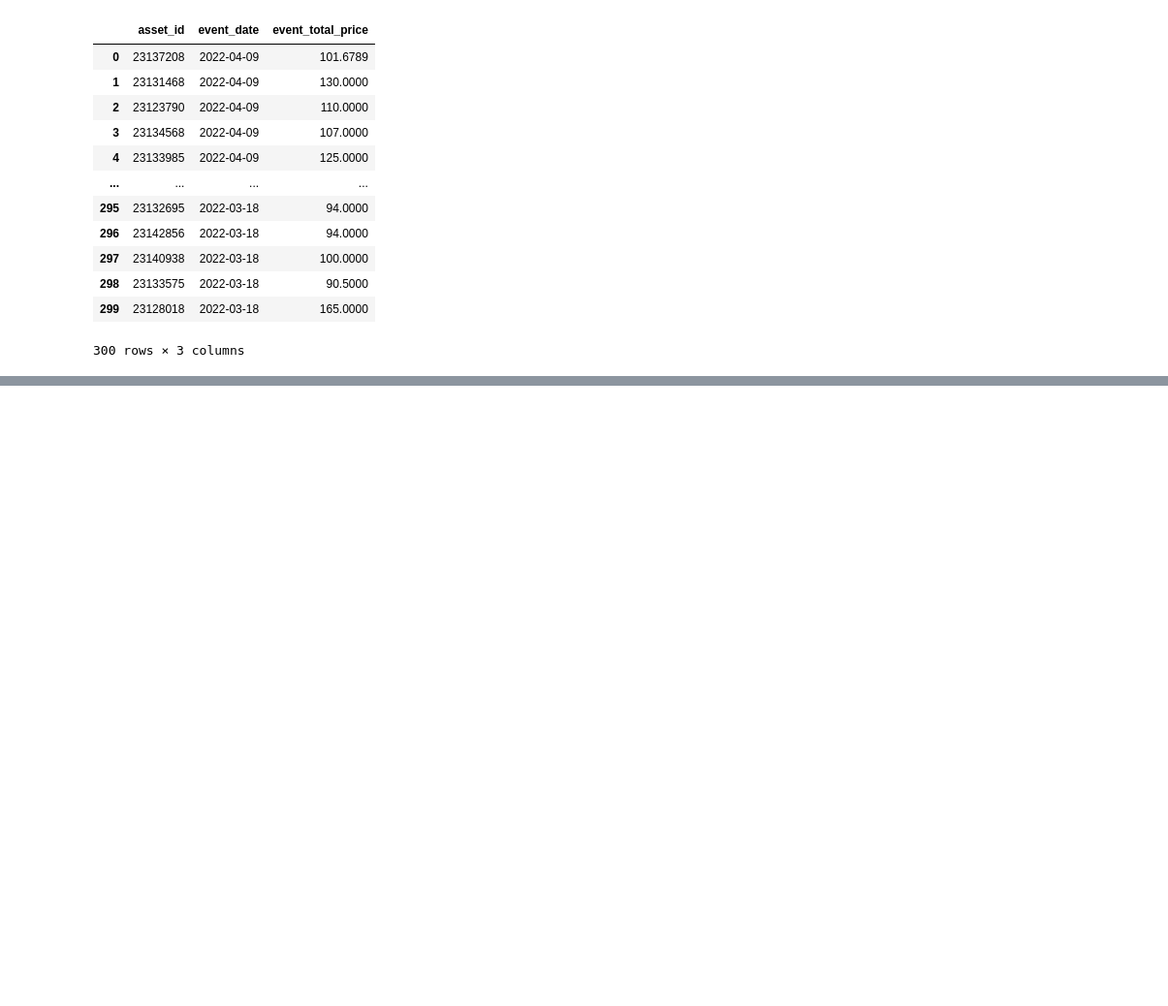
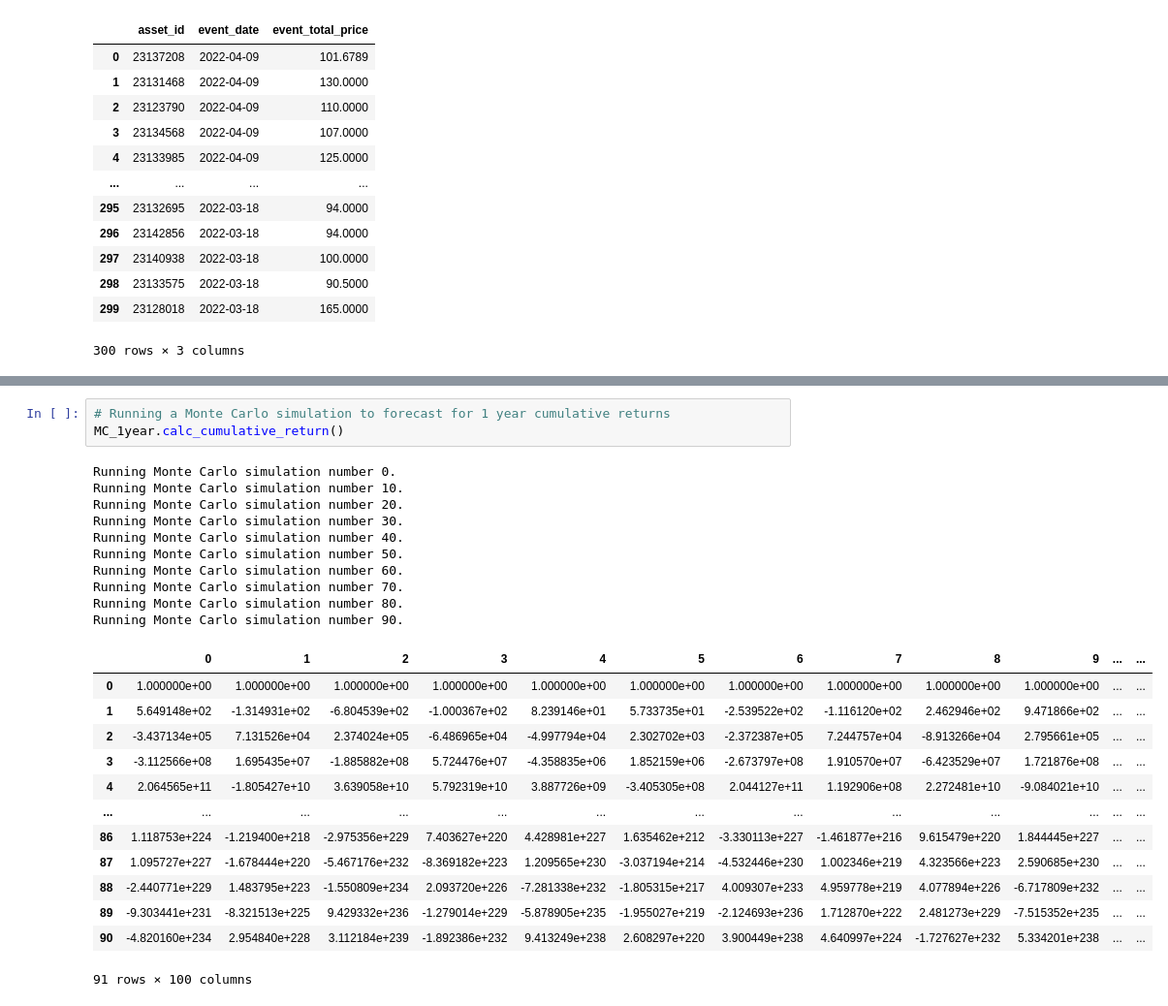
Before and after one commit to sameerlakhe/NFTPriceTrackerAndForecaster, a Jupyter notebook: nft_tracker.ipynb, the cells around one changed output, grey strips where cells are left out. Shown at 97% size. Drawn from its saved outputs; the diff is of its cells as text; blank space fills up the shorter version.

```diff
--- a/nft_tracker.ipynb
+++ b/nft_tracker.ipynb
@@ -298,0 +409,27 @@ df
+# %%
+# Running a Monte Carlo simulation to forecast for 1 year cumulative returns
+MC_1year.calc_cumulative_return()
+# %% [output]
+Running Monte Carlo simulation number 0.
+Running Monte Carlo simulation number 10.
+Running Monte Carlo simulation number 20.
+Running Monte Carlo simulation number 30.
+Running Monte Carlo simulation number 40.
+Running Monte Carlo simulation number 50.
+Running Monte Carlo simulation number 60.
+Running Monte Carlo simulation number 70.
+Running Monte Carlo simulation number 80.
+Running Monte Carlo simulation number 90.
+|  | 0 | 1 | 2 | 3 | 4 | 5 | 6 | 7 | 8 | 9 | ... | ... |
+| 0 | 1.000000e+00 | 1.000000e+00 | 1.000000e+00 | 1.000000e+00 | 1.000000e+00 | 1.000000e+00 | 1.000000e+00 | 1.000000e+00 | 1.000000e+00 | 1.000000e+00 | ... | ... |
+| 1 | 5.649148e+02 | -1.314931e+02 | -6.804539e+02 | -1.000367e+02 | 8.239146e+01 | 5.733735e+01 | -2.539522e+02 | -1.116120e+02 | 2.462946e+02 | 9.471866e+02 | ... | ... |
+| 2 | -3.437134e+05 | 7.131526e+04 | 2.374024e+05 | -6.486965e+04 | -4.997794e+04 | 2.302702e+03 | -2.372387e+05 | 7.244757e+04 | -8.913266e+04 | 2.795661e+05 | ... | ... |
+| 3 | -3.112566e+08 | 1.695435e+07 | -1.885882e+08 | 5.724476e+07 | -4.358835e+06 | 1.852159e+06 | -2.673797e+08 | 1.910570e+07 | -6.423529e+07 | 1.721876e+08 | ... | ... |
+| 4 | 2.064565e+11 | -1.805427e+10 | 3.639058e+10 | 5.792319e+10 | 3.887726e+09 | -3.405305e+08 | 2.044127e+11 | 1.192906e+08 | 2.272481e+10 | -9.084021e+10 | ... | ... |
+| ... | ... | ... | ... | ... | ... | ... | ... | ... | ... | ... | ... | ... |
+| 86 | 1.118753e+224 | -1.219400e+218 | -2.975356e+229 | 7.403627e+220 | 4.428981e+227 | 1.635462e+212 | -3.330113e+227 | -1.461877e+216 | 9.615479e+220 | 1.844445e+227 | ... | ... |
+| 87 | 1.095727e+227 | -1.678444e+220 | -5.467176e+232 | -8.369182e+223 | 1.209565e+230 | -3.037194e+214 | -4.532446e+230 | 1.002346e+219 | 4.323566e+223 | 2.590685e+230 | ... | ... |
+| 88 | -2.440771e+229 | 1.483795e+223 | -1.550809e+234 | 2.093720e+226 | -7.281338e+232 | -1.805315e+217 | 4.009307e+233 | 4.959778e+219 | 4.077894e+226 | -6.717809e+232 | ... | ... |
+| 89 | -9.303441e+231 | -8.321513e+225 | 9.429332e+236 | -1.279014e+229 | -5.878905e+235 | -1.955027e+219 | -2.124693e+236 | 1.712870e+222 | 2.481273e+229 | -7.515352e+235 | ... | ... |
+| 90 | -4.820160e+234 | 2.954840e+228 | 3.112184e+239 | -1.892386e+232 | 9.413249e+238 | 2.608297e+220 | 3.900449e+238 | 4.640997e+224 | -1.727627e+232 | 5.334201e+238 | ... | ... |
+91 rows × 100 columns
```
Also changed, not shown: parts of 13 cells of this notebook, 4 other files.
